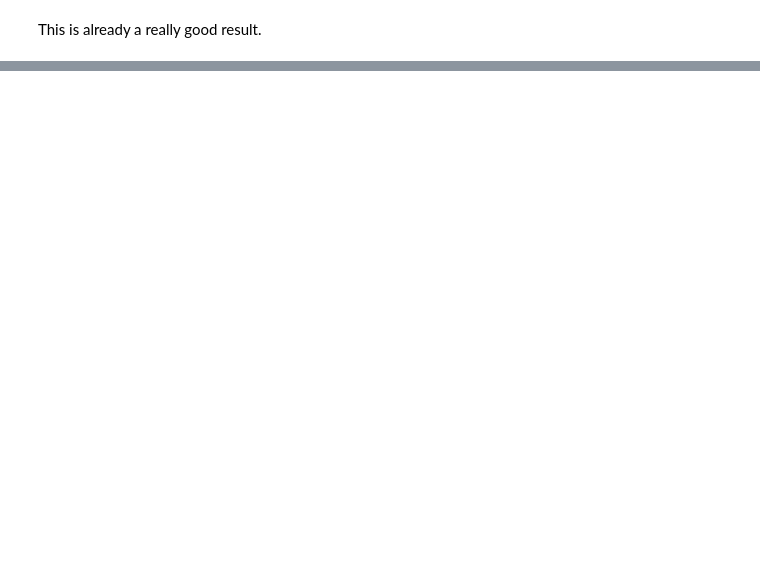
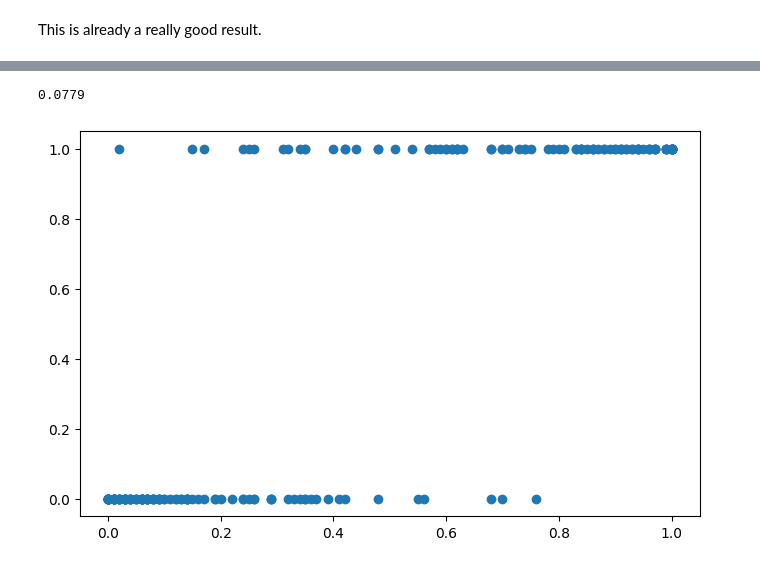
Before and after one commit to quityQ/bachelor, a Jupyter notebook: playgrounds/forest_playground.ipynb, the cells around one changed output, grey strips where cells are left out. Cells and saved outputs as stored; diff of their text form; code cells hidden in the pictures; blank space fills up the shorter version.

```diff
--- a/playgrounds/forest_playground.ipynb
+++ b/playgrounds/forest_playground.ipynb
@@ -125,0 +225,6 @@ This is already a really good result.
+# %%
+bag_full = RF(max_features=X_train.shape[1], random_state=0)
+bag_full.fit(X_train, y_train)
+
+bag_3std = RF(max_features=X3_train.shape[1], random_state=0)
+bag_3std.fit(X3_train, y3_train)
@@ -125,0 +241,8 @@ This is already a really good result.
+# %%
+ax = subplots(figsize=(8,5))[1]
+y3_hat_bag = bag_3std.predict(X3_test)
+ax.scatter(y3_hat_bag, y3_test)
+np.mean((y3_test -y3_hat_bag)**2)
+# %% [output]
+0.0779
+[figure, added]
```
Also changed, not shown: parts of 19 cells of this notebook, 1 other file.
